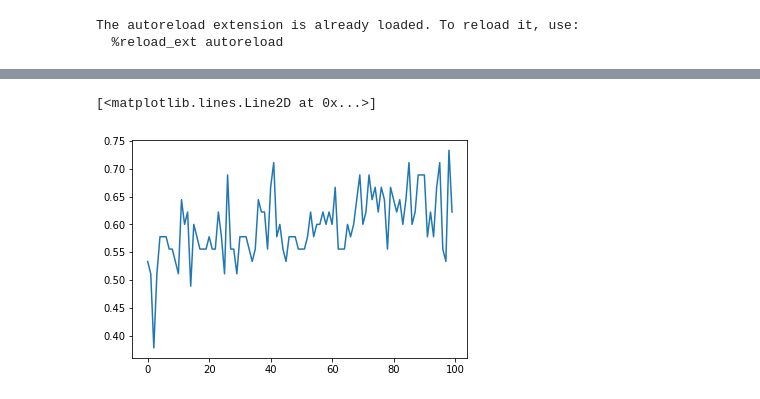
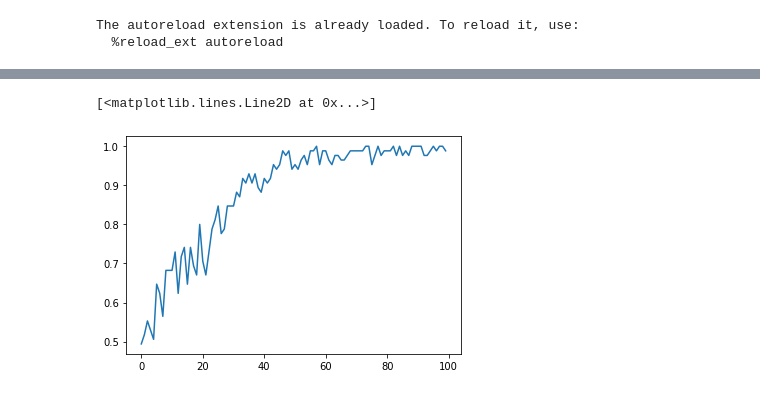
Before and after one commit to JamesTev/Spectre, a Jupyter notebook: ML/notebooks/ML Exploration James.ipynb, the cells around one changed output, grey strips where cells are left out. Cells and saved outputs as stored; diff of their text form; code cells hidden in the pictures.

```diff
--- a/ML/notebooks/ML Exploration James.ipynb
+++ b/ML/notebooks/ML Exploration James.ipynb
@@ -75,7 +91,10 @@ set([f"{lbl_fmt(el['api_type'])} - {el['sample_name']}" for el in df_proc])
 target_apis = ['sb_semillon', 'chenin']
 target_apis = ['ia', 'got'] # gin
 target_apis = ['dw', 'jam'] # whisky
-target_apis = ['h', 'cl'] # beer
+target_apis = ['a', 'm'] # vinegar 2 (apple cider, malt)
+
+# target_apis = ['o', 's']
+
 # target_apis = ['apple cider vinegar', 'malt vinegar']
 
 def extract_api_data(api, df_proc):
@@ -105,6 +124,6 @@ fig, axes = plt.subplots(1,len(target_apis), figsize=(14,6), sharey=True)
 for i in range(len(target_apis)):
     api = target_apis[i]
     axes[i].plot(data[api]['X_rel'].T)
-    axes[i].legend(data[api]['refs'])
+#     axes[i].legend(data[api]['refs'])
     print(data[api]['refs'])
 # %% [output]
@@ -175,7 +194,7 @@ for train_index, test_index in kf.split(X):
     X_train, X_test = X[train_index], X[test_index]
     y_train, y_test = y[train_index], y[test_index]
 
-    X_test = shift_matrix(X_test, 0)
+    X_test = shift_matrix(X_test, 4)
 
     w = np.linalg.pinv(X_train).dot(y_train)
     y_pred = X_test.dot(w).round(decimals=2)
@@ -227,10 +246,12 @@ pool_model = Sequential([
 
 def create_model(input_shape, n_outputs=1):
     model = Sequential()
-    model.add(AveragePooling1D(pool_size=2,  name='first_pool', input_shape=input_shape))
-    model.add(Conv1D(filters=8, kernel_size=4, padding='same', activation='relu'))
+    model.add(MaxPooling1D(pool_size=2,  name='first_pool', input_shape=input_shape))
+    model.add(Conv1D(filters=8, kernel_size=8, padding='same', activation='relu'))
     model.add(AveragePooling1D(pool_size=2))
     model.add(Conv1D(filters=16, kernel_size=4, padding='same', activation='relu'))
+    model.add(AveragePooling1D(pool_size=2))
+    model.add(Conv1D(filters=16, kernel_size=2, padding='same', activation='relu'))
     model.add(Dropout(0.2))
     model.add(Flatten())
     model.add(Dense(20, activation='relu'))
@@ -267,6 +292,8 @@ kf.get_n_splits(X)
 
 cv_acc = []
 histories = []
+
+np.random.seed(0)
 
 for train_index, test_index in kf.split(X):
     X_train, X_test = X[train_index], X[test_index]
@@ -280,12 +307,13 @@ for train_index, test_index in kf.split(X):
         X_train_aug = np.r_[X_train_aug, X_shift]
         y_train_aug = np.r_[y_train_aug, y_train]
 
-    X_train = X_train_aug
-    y_train = y_train_aug
-    X_test = shift_matrix(X_test, 0)
+    rnd_idx = np.random.permutation(X_train_aug.shape[0])
+    X_train = X_train_aug[rnd_idx] # shuffle the augmented matrices
+    y_train = y_train_aug[rnd_idx]
+    X_test_sh = shift_matrix(X_test, 4)
 
     # model input should be 3D tensor of [samples, time steps, features] (only 1 feature in our case)
-    X_train_win, X_test_win =  [Xi.reshape(Xi.shape[0], -1, 1) for Xi in (X_train, X_test)]
+    X_train_win, X_test_win =  [Xi.reshape(Xi.shape[0], -1, 1) for Xi in (X_train, X_test_sh)]
     y_train_win, y_test_win = y_train, y_test
 
     epochs = 100
@@ -310,4 +338,4 @@ Accuracy across folds: [0.0, 1.0, 0.3333333432674408, 0.5]. Average: 0.458333335
 [<matplotlib.lines.Line2D at 0x...>]
-[figure, old version]
+[figure, new version]
 # %%
 for hist in histories:
```
Also changed, not shown: parts of 14 cells of this notebook.
